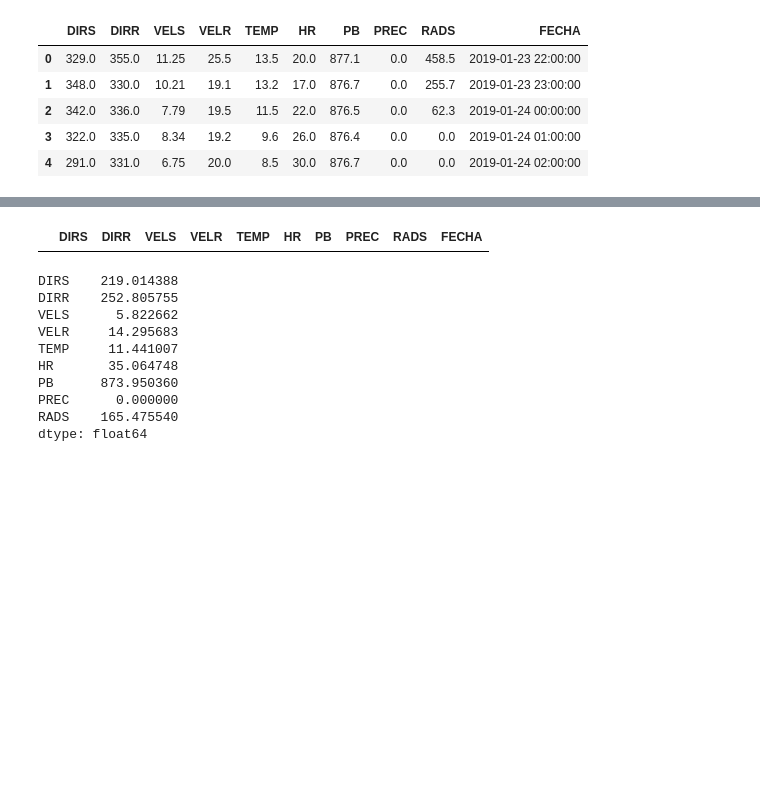
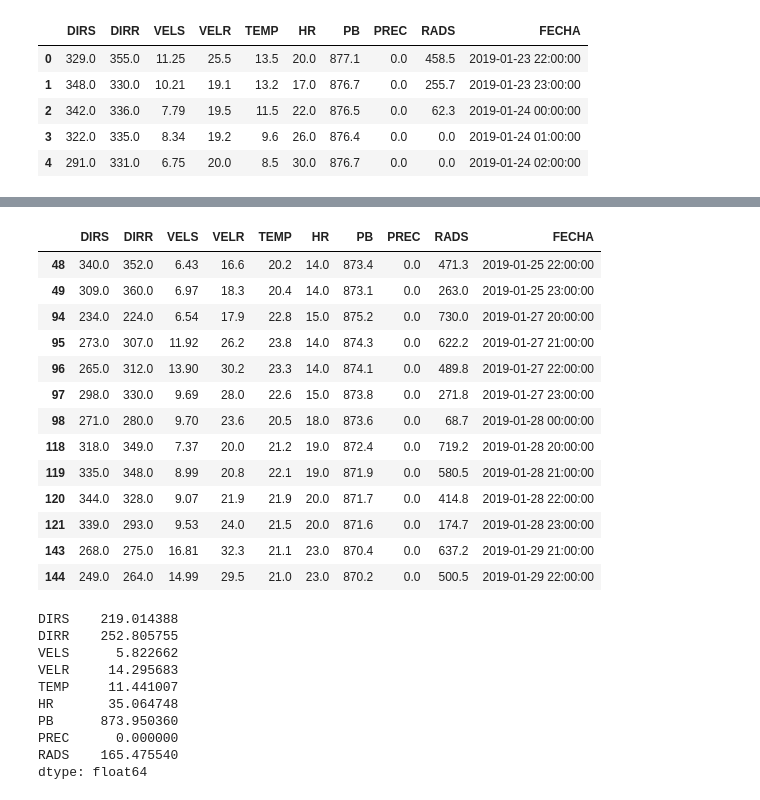
Before and after one commit to sebasaaron19/Fisica-Computacional, a Jupyter notebook: Actividad2/Actividad2.ipynb, the cells around one changed output, grey strips where cells are left out. Saved outputs shown, nothing was run; the diff lists cells and outputs as text; code cells hidden in the pictures; blank space fills up the shorter version.

```diff
--- a/Actividad2/Actividad2.ipynb
+++ b/Actividad2/Actividad2.ipynb
@@ -59,11 +72,24 @@ df.describe()
 | 75% | 306.500000 | 331.500000 | 7.870000 | 19.800000 | 16.200000 | 44.500000 | 875.850000 | 0.0 | 269.000000 |
 | max | 355.000000 | 360.000000 | 20.590000 | 38.900000 | 23.800000 | 52.000000 | 877.400000 | 0.0 | 780.000000 |
 # %%
-df_tmp = df[df.TEMP > 24]
+df_tmp = df[df.TEMP > 20]
 df_select = df_tmp[df_tmp.TEMP < 25]
 df_select
 # %% [output]
 |  | DIRS | DIRR | VELS | VELR | TEMP | HR | PB | PREC | RADS | FECHA |
+| 48 | 340.0 | 352.0 | 6.43 | 16.6 | 20.2 | 14.0 | 873.4 | 0.0 | 471.3 | 2019-01-25 22:00:00 |
+| 49 | 309.0 | 360.0 | 6.97 | 18.3 | 20.4 | 14.0 | 873.1 | 0.0 | 263.0 | 2019-01-25 23:00:00 |
+| 94 | 234.0 | 224.0 | 6.54 | 17.9 | 22.8 | 15.0 | 875.2 | 0.0 | 730.0 | 2019-01-27 20:00:00 |
+| 95 | 273.0 | 307.0 | 11.92 | 26.2 | 23.8 | 14.0 | 874.3 | 0.0 | 622.2 | 2019-01-27 21:00:00 |
+| 96 | 265.0 | 312.0 | 13.90 | 30.2 | 23.3 | 14.0 | 874.1 | 0.0 | 489.8 | 2019-01-27 22:00:00 |
+| 97 | 298.0 | 330.0 | 9.69 | 28.0 | 22.6 | 15.0 | 873.8 | 0.0 | 271.8 | 2019-01-27 23:00:00 |
+| 98 | 271.0 | 280.0 | 9.70 | 23.6 | 20.5 | 18.0 | 873.6 | 0.0 | 68.7 | 2019-01-28 00:00:00 |
+| 118 | 318.0 | 349.0 | 7.37 | 20.0 | 21.2 | 19.0 | 872.4 | 0.0 | 719.2 | 2019-01-28 20:00:00 |
+| 119 | 335.0 | 348.0 | 8.99 | 20.8 | 22.1 | 19.0 | 871.9 | 0.0 | 580.5 | 2019-01-28 21:00:00 |
+| 120 | 344.0 | 328.0 | 9.07 | 21.9 | 21.9 | 20.0 | 871.7 | 0.0 | 414.8 | 2019-01-28 22:00:00 |
+| 121 | 339.0 | 293.0 | 9.53 | 24.0 | 21.5 | 20.0 | 871.6 | 0.0 | 174.7 | 2019-01-28 23:00:00 |
+| 143 | 268.0 | 275.0 | 16.81 | 32.3 | 21.1 | 23.0 | 870.4 | 0.0 | 637.2 | 2019-01-29 21:00:00 |
+| 144 | 249.0 | 264.0 | 14.99 | 29.5 | 21.0 | 23.0 | 870.2 | 0.0 | 500.5 | 2019-01-29 22:00:00 |
 # %%
 df.mean()
 # %% [output]
```
Also changed, not shown: parts of 2 cells of this notebook.
